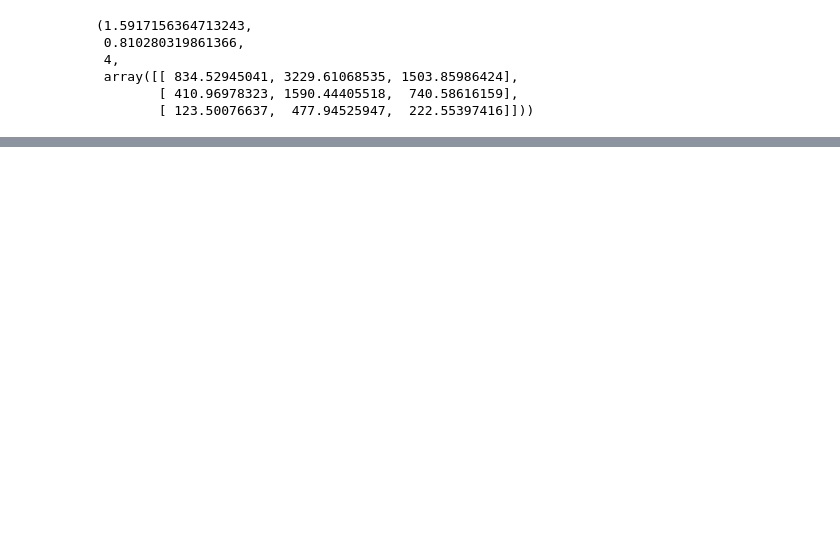
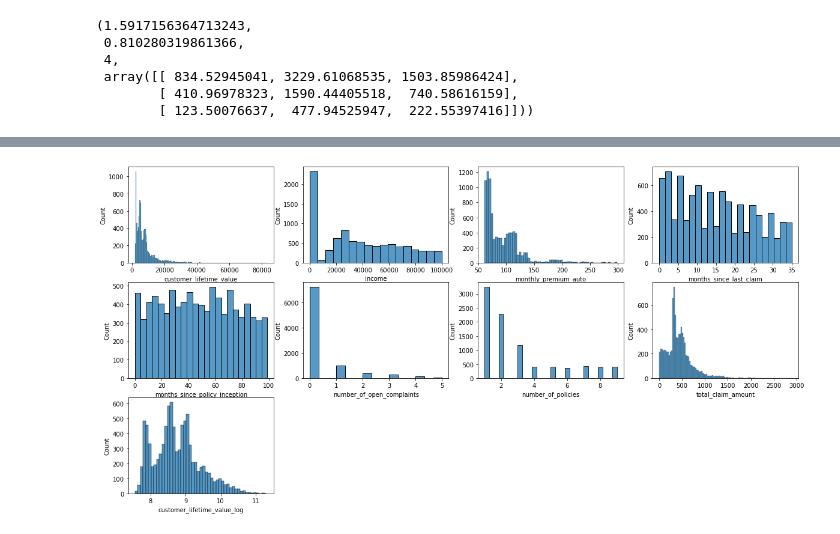
Before and after one commit to StarskyAndHutsch/lab-cleaning-numerical-data, a Jupyter notebook: files_for_lab/lab-cleaning-numerical-data.ipynb, the cells around one changed output, grey strips where cells are left out. Saved outputs shown, nothing was run; the diff lists cells and outputs as text; code cells hidden in the pictures; blank space fills up the shorter version.

```diff
--- a/files_for_lab/lab-cleaning-numerical-data.ipynb
+++ b/files_for_lab/lab-cleaning-numerical-data.ipynb
@@ -261,0 +428,16 @@ sns.histplot(data=customer_df, x="Effective To Date")
+# %%
+#function to rescale with log method
+def log_transfom_clean_(x):
+    x = np.log(x)
+    if np.isfinite(x):
+        return x
+    else:
+        return np.NAN #  we can replace NANs with mean values in the next step
+numerical['customer_lifetime_value_log'] = list(map(log_transfom_clean_, numerical['customer_lifetime_value']))
+# %%
+plt.figure(figsize=(20,10))
+for i, column in enumerate(numerical.columns, 1):
+    plt.subplot(3,4,i)
+    sns.histplot(numerical[column])
+# %% [output]
+[figure, added]
```
Also changed, not shown: parts of 41 cells of this notebook, 1 other file.
